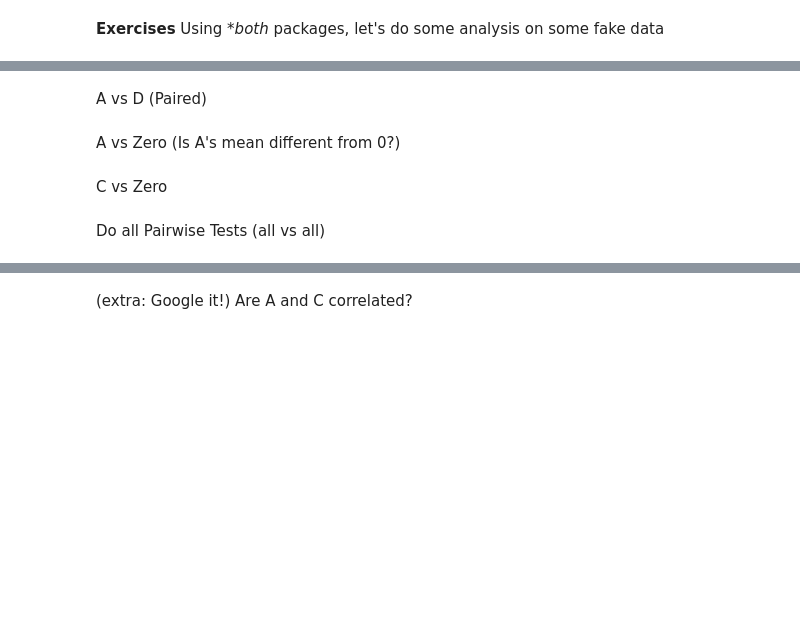
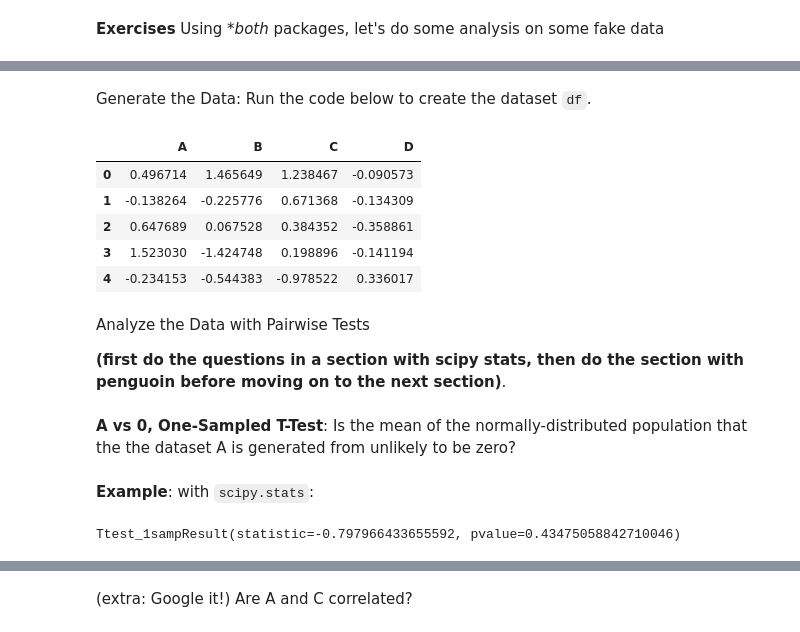
Before and after one commit to nickdelgrosso/CodeTeachingMaterials, a Jupyter notebook: topics/4_2_StatsWithScipyStatsAndPingouin/StatsWithScipyStatsAndPingouin.ipynb, the cells around one changed output, grey strips where cells are left out. Cells and saved outputs as stored; diff of their text form; code cells hidden in the pictures; blank space fills up the shorter version.

```diff
--- a/topics/4_2_StatsWithScipyStatsAndPingouin/StatsWithScipyStatsAndPingouin.ipynb
+++ b/topics/4_2_StatsWithScipyStatsAndPingouin/StatsWithScipyStatsAndPingouin.ipynb
@@ -60,8 +30,29 @@ B vs C (Paired)
-# %% [markdown]
-A vs D (Paired)
-# %% [markdown]
-A vs Zero (Is A's mean different from 0?)
-# %% [markdown]
-C vs Zero
-# %% [markdown]
-Do all Pairwise Tests (all vs all)
+# %% [markdown]
+Generate the Data: Run the code below to create the dataset `df`.
+# %%
+np.random.seed(42)  # Makes sure we all have the same random numbers
+df = pd.DataFrame()
+df['A'] = np.random.normal(0, 1, size=20)
+df['B'] = np.random.normal(0, 1, size=20)
+df['C'] = np.random.normal(0.5, 1, size=20)
+df['D'] = df['A'] * 0.3 + np.random.normal(0, 0.5, size=20)
+df.head()
+# %% [output]
+|  | A | B | C | D |
+| 0 | 0.496714 | 1.465649 | 1.238467 | -0.090573 |
+| 1 | -0.138264 | -0.225776 | 0.671368 | -0.134309 |
+| 2 | 0.647689 | 0.067528 | 0.384352 | -0.358861 |
+| 3 | 1.523030 | -1.424748 | 0.198896 | -0.141194 |
+| 4 | -0.234153 | -0.544383 | -0.978522 | 0.336017 |
+# %% [markdown]
+Analyze the Data with Pairwise Tests
+
+**(first do the questions in a section with scipy stats, then do the section with penguoin before moving on to the next section)**.
+# %% [markdown]
+**A vs 0, One-Sampled T-Test**: Is the mean of the normally-distributed population that the the dataset A is generated from unlikely to be zero?
+# %% [markdown]
+**Example**: with `scipy.stats`:
+# %%
+stats.ttest_1samp(df['A'], 0)
+# %% [output]
+Ttest_1sampResult(statistic=-0.797966433655592, pvalue=0.43475058842710046)
```
Also changed, not shown: parts of 37 cells of this notebook, 5 other files.
